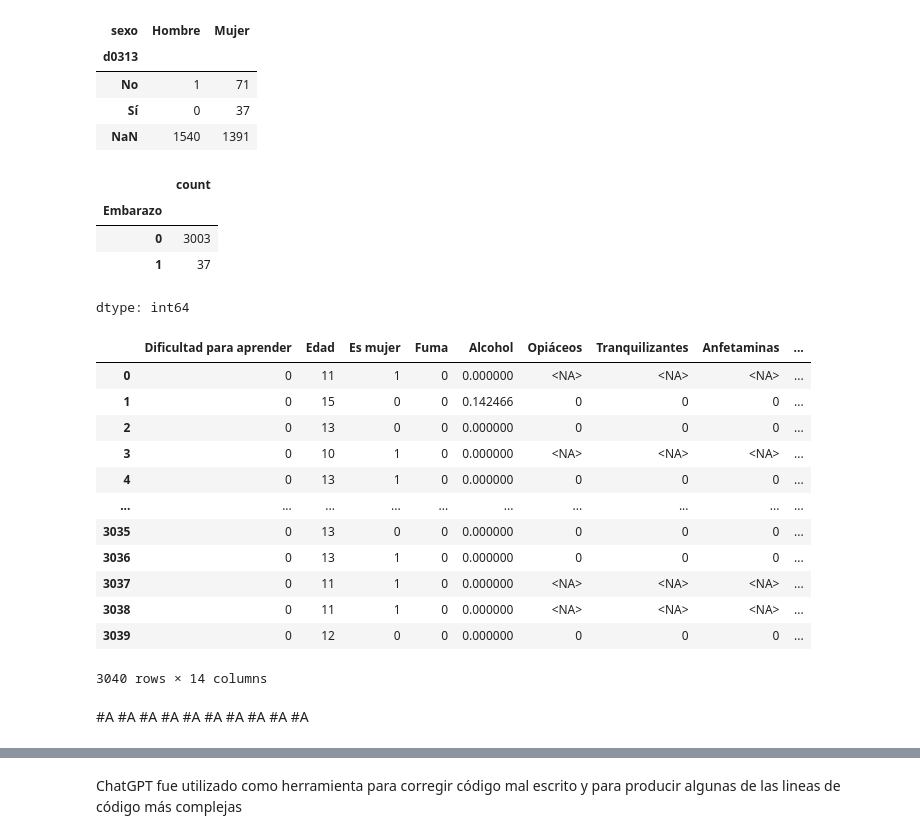
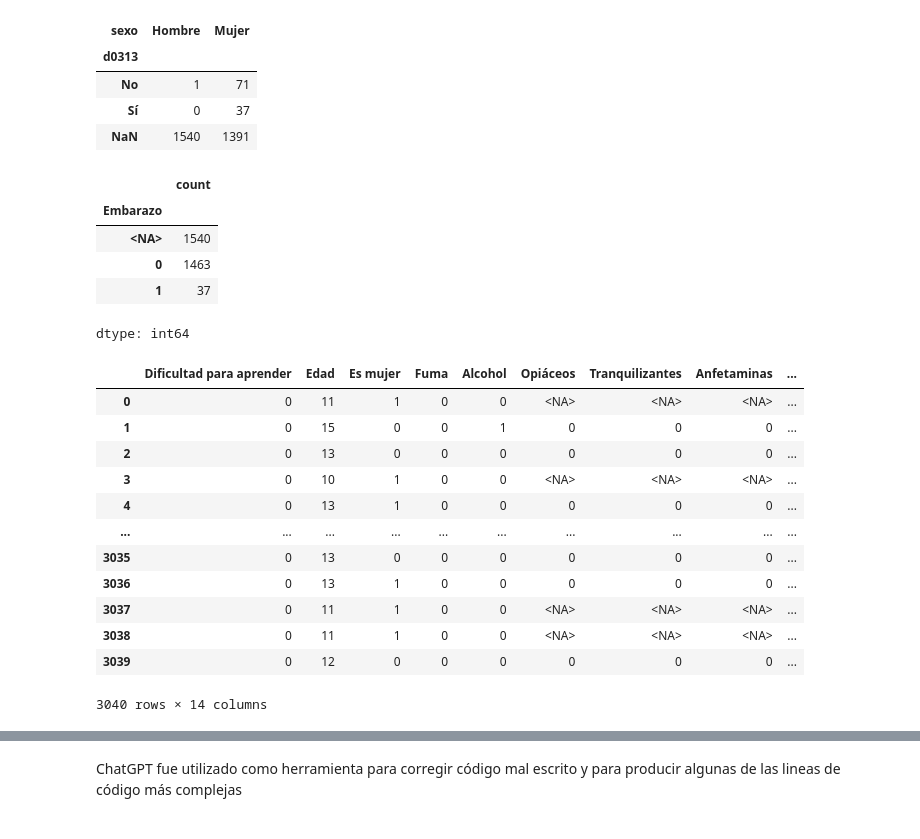
Before and after one commit to omar-tueme/ciencia-de-datos-avanzada-mek-enero-2026, a Jupyter notebook: 01_EDA.ipynb, the cells around one changed output, grey strips where cells are left out. Cells and saved outputs as stored; diff of their text form; code cells hidden in the pictures.

```diff
--- a/01_EDA.ipynb
+++ b/01_EDA.ipynb
@@ -400,8 +400,8 @@ dictionary_non_id_variables = {
         1: 'Sí, antes de los 12',
         2: 'Sí, cuando tenía 12 o más años',
         3: 'No, nunca',
-        4: 'No recuerda',
-        5: 'No responde'
+        8: 'No recuerda',
+        9: 'No responde'
     }
 }
 # %% [markdown]
@@ -954,0 +946,4 @@ dtype: int64
+# %%
+df_final['Alcohol'] = ((df_clean1['d0108'] == 'Diario') | (df_clean1['d0108'] == 'Semanal')).astype(int)
+
+df_final['Alcohol'].value_counts(dropna=False)
@@ -1802,39 +1805,35 @@ pd.crosstab(
 | Sí | 0 | 37 |
 | NaN | 1540 | 1391 |
 # %%
-df_final['Embarazo'] = (df_clean1['d0313'] == 'Sí').astype(int)
+#df_final['Embarazo'] = (df_clean1['d0313'] == 'Sí').astype(int)
+
+df_final['Embarazo'] = np.where(
+    (df_clean1['d0313'].isna()) & (df_clean1['sexo'] == 'Hombre'),
+    pd.NA,
+    (df_clean1['d0313'] == 'Sí').astype(int)
+)
 
 df_final['Embarazo'].value_counts(dropna=False)
 # %% [output]
 |  | count |
 | Embarazo |  |
-| 0 | 3003 |
+| <NA> | 1540 |
+| 0 | 1463 |
 | 1 | 37 |
 dtype: int64
 # %%
 df_final
 # %% [output]
 |  | Dificultad para aprender | Edad | Es mujer | Fuma | Alcohol | Opiáceos | Tranquilizantes | Anfetaminas | ... |
-| 0 | 0 | 11 | 1 | 0 | 0.000000 | <NA> | <NA> | <NA> | ... |
-| 1 | 0 | 15 | 0 | 0 | 0.142466 | 0 | 0 | 0 | ... |
-| 2 | 0 | 13 | 0 | 0 | 0.000000 | 0 | 0 | 0 | ... |
-| 3 | 0 | 10 | 1 | 0 | 0.000000 | <NA> | <NA> | <NA> | ... |
-| 4 | 0 | 13 | 1 | 0 | 0.000000 | 0 | 0 | 0 | ... |
+| 0 | 0 | 11 | 1 | 0 | 0 | <NA> | <NA> | <NA> | ... |
+| 1 | 0 | 15 | 0 | 0 | 1 | 0 | 0 | 0 | ... |
+| 2 | 0 | 13 | 0 | 0 | 0 | 0 | 0 | 0 | ... |
+| 3 | 0 | 10 | 1 | 0 | 0 | <NA> | <NA> | <NA> | ... |
+| 4 | 0 | 13 | 1 | 0 | 0 | 0 | 0 | 0 | ... |
 | ... | ... | ... | ... | ... | ... | ... | ... | ... | ... |
-| 3035 | 0 | 13 | 0 | 0 | 0.000000 | 0 | 0 | 0 | ... |
-| 3036 | 0 | 13 | 1 | 0 | 0.000000 | 0 | 0 | 0 | ... |
-| 3037 | 0 | 11 | 1 | 0 | 0.000000 | <NA> | <NA> | <NA> | ... |
-| 3038 | 0 | 11 | 1 | 0 | 0.000000 | <NA> | <NA> | <NA> | ... |
-| 3039 | 0 | 12 | 0 | 0 | 0.000000 | 0 | 0 | 0 | ... |
+| 3035 | 0 | 13 | 0 | 0 | 0 | 0 | 0 | 0 | ... |
+| 3036 | 0 | 13 | 1 | 0 | 0 | 0 | 0 | 0 | ... |
+| 3037 | 0 | 11 | 1 | 0 | 0 | <NA> | <NA> | <NA> | ... |
+| 3038 | 0 | 11 | 1 | 0 | 0 | <NA> | <NA> | <NA> | ... |
+| 3039 | 0 | 12 | 0 | 0 | 0 | 0 | 0 | 0 | ... |
 3040 rows × 14 columns
-# %% [markdown]
-#A
-#A
-#A
-#A
-#A
-#A
-#A
-#A
-#A
-#A
```
Also changed, not shown: parts of 115 cells of this notebook.
